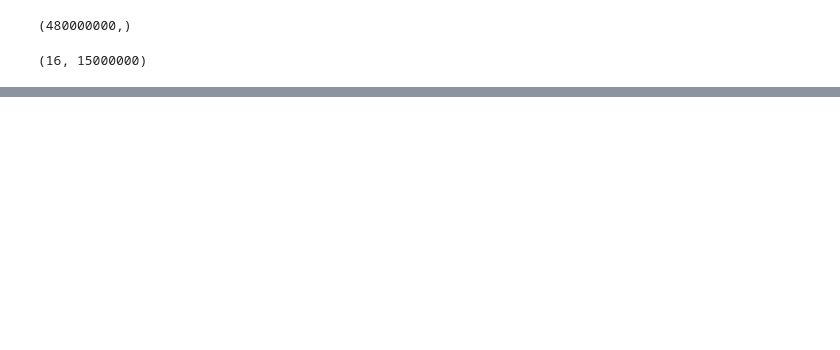
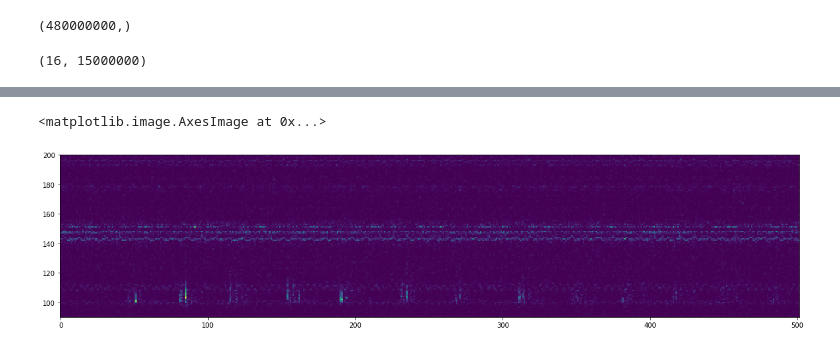
Before and after one commit to cowkami/bat_research, a Jupyter notebook: notebooks/get_pulse_direction.ipynb, the cells around one changed output, grey strips where cells are left out. Saved outputs shown, nothing was run; the diff lists cells and outputs as text; code cells hidden in the pictures; blank space fills up the shorter version.

```diff
--- a/notebooks/get_pulse_direction.ipynb
+++ b/notebooks/get_pulse_direction.ipynb
@@ -68,0 +77,7 @@ plt.show()
+# %%
+plt.figure(figsize=(20, 10))
+plt.ylim([90, 200])
+plt.imshow(Sxx)
+# %% [output]
+<matplotlib.image.AxesImage at 0x...>
+[figure, added]
```
Also changed, not shown: parts of 13 cells of this notebook.
